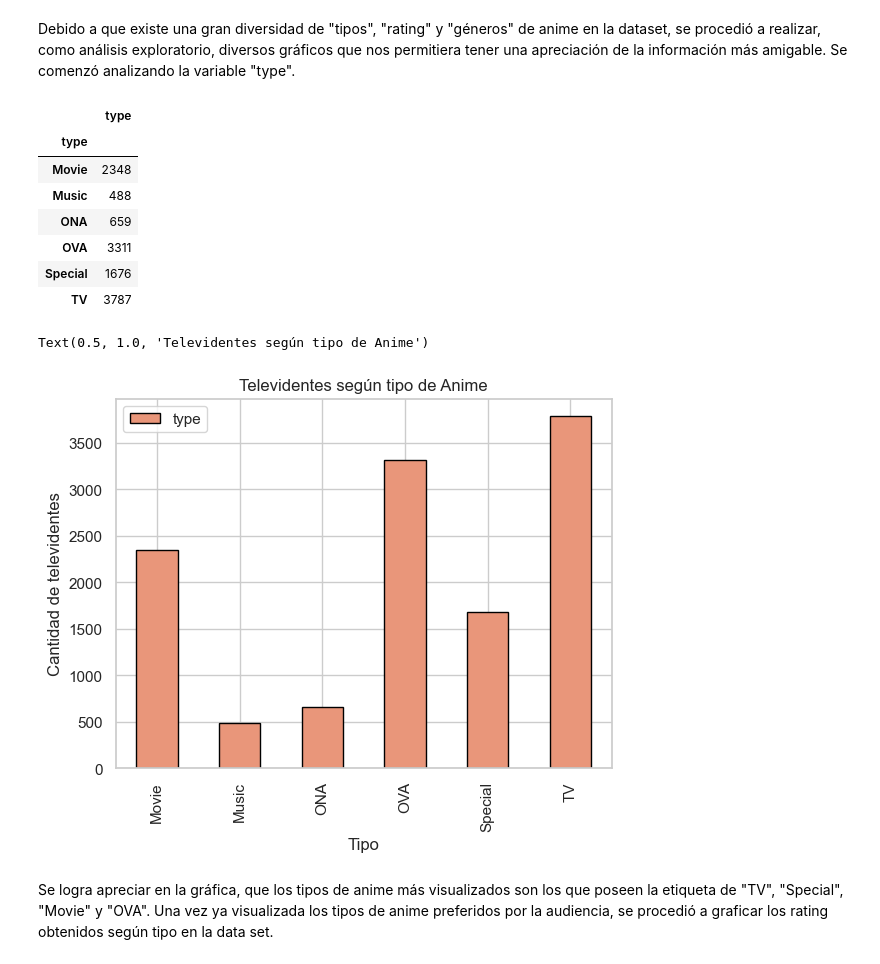
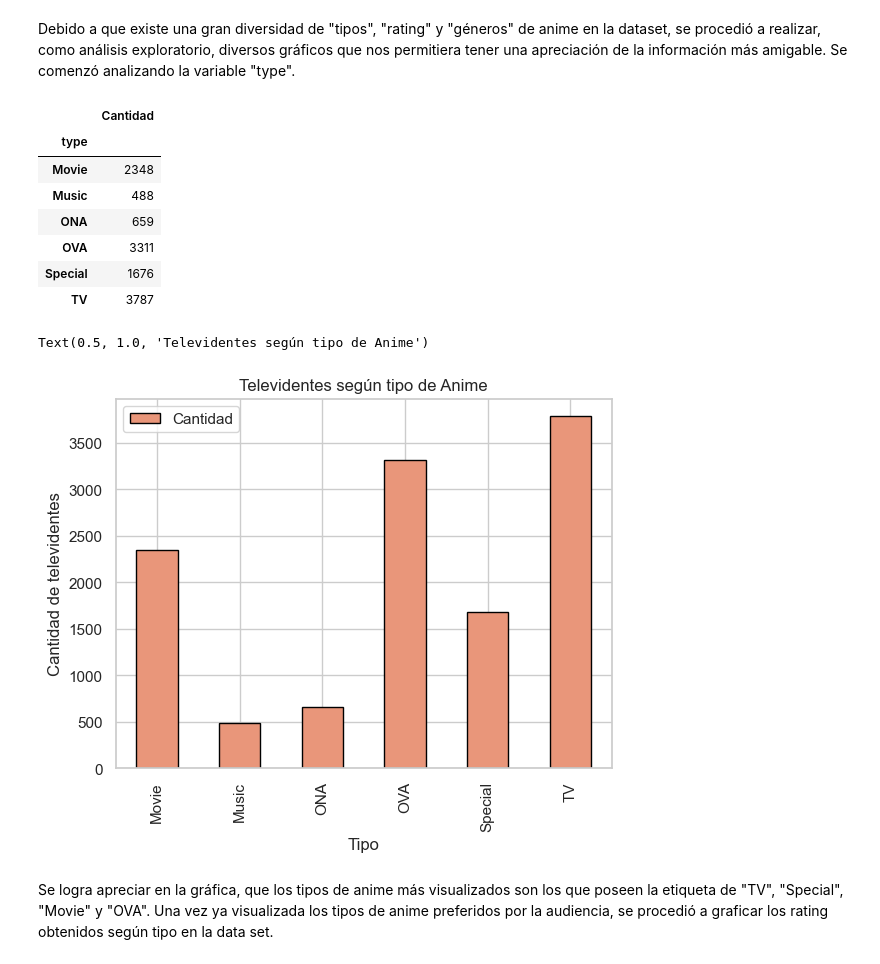
Before and after one commit to ffvilca/topicos_tarea-1, a Jupyter notebook: notebook.ipynb, the cells around one changed output. Saved outputs shown, nothing was run; the diff lists cells and outputs as text; code cells hidden in the pictures.

```diff
--- a/notebook.ipynb
+++ b/notebook.ipynb
@@ -144,24 +144,26 @@ Debido a que existe una gran diversidad de "tipos", "rating" y "géneros" de ani
 # %%
 # Realizamos un conteo de cada tipo de anime
 data_barplot = data.groupby(["type"]).agg({"type": "count"})
-display(data_barplot)
+data_barplot.rename(columns={"type": "Cantidad"}, inplace=True)
+tabla = data_barplot.rename(index={1: "Fila_1"})
+display(tabla)
 
 # Se realiza un gráfico de barras
 data_barplot.plot(kind="bar", color="#E9967A", edgecolor='black')
 plt.xlabel('Tipo')
 plt.ylabel('Cantidad de televidentes')
 plt.title('Televidentes según tipo de Anime')
 # %% [output]
-|  | type |
+|  | Cantidad |
 | type |  |
 | Movie | 2348 |
 | Music | 488 |
 | ONA | 659 |
 | OVA | 3311 |
 | Special | 1676 |
 | TV | 3787 |
 Text(0.5, 1.0, 'Televidentes según tipo de Anime')
-[figure, old version]
+[figure, new version]
 # %% [markdown]
 Se logra apreciar en la gráfica, que los tipos de anime más visualizados son los que poseen la etiqueta de "TV", "Special", "Movie" y "OVA". Una vez ya visualizada los tipos de anime preferidos por la audiencia, se procedió a graficar los rating obtenidos según tipo en la data set.
 # %%
```
Also changed, not shown: parts of 9 cells of this notebook.
